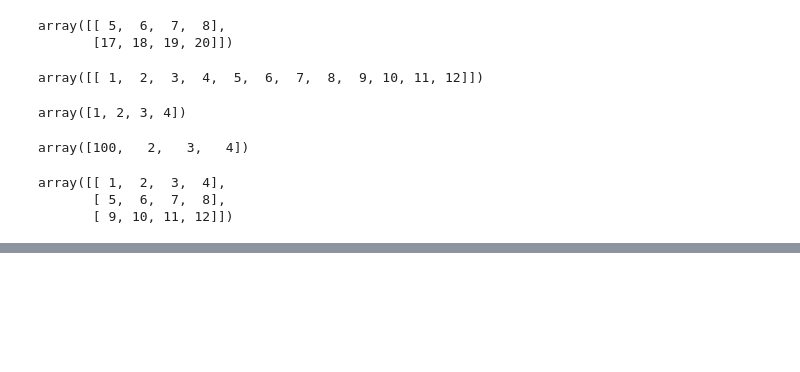
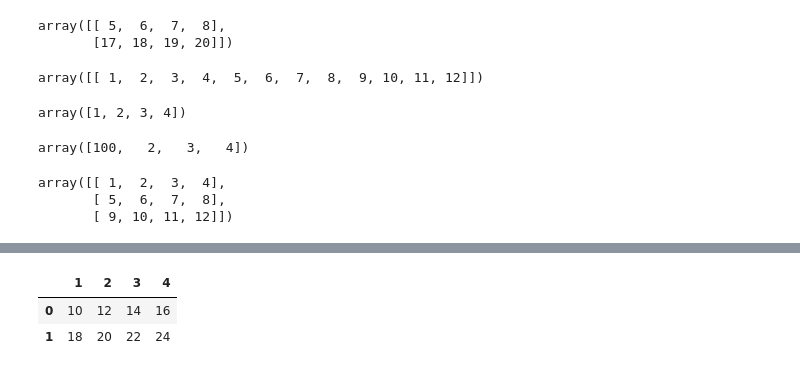
Before and after one commit to tutoryx-academy/wage_numpy, a Jupyter notebook: numpy_intro.ipynb, the cells around one changed output, grey strips where cells are left out. Cells and saved outputs as stored; diff of their text form; code cells hidden in the pictures; blank space fills up the shorter version.

```diff
--- a/numpy_intro.ipynb
+++ b/numpy_intro.ipynb
@@ -424,0 +463,6 @@ array([[ 1,  2,  3,  4],
+# %%
+csv_pd * 2
+# %% [output]
+|  | 1 | 2 | 3 | 4 |
+| 0 | 10 | 12 | 14 | 16 |
+| 1 | 18 | 20 | 22 | 24 |
```
Also changed, not shown: parts of 19 cells of this notebook, 1 other file.
